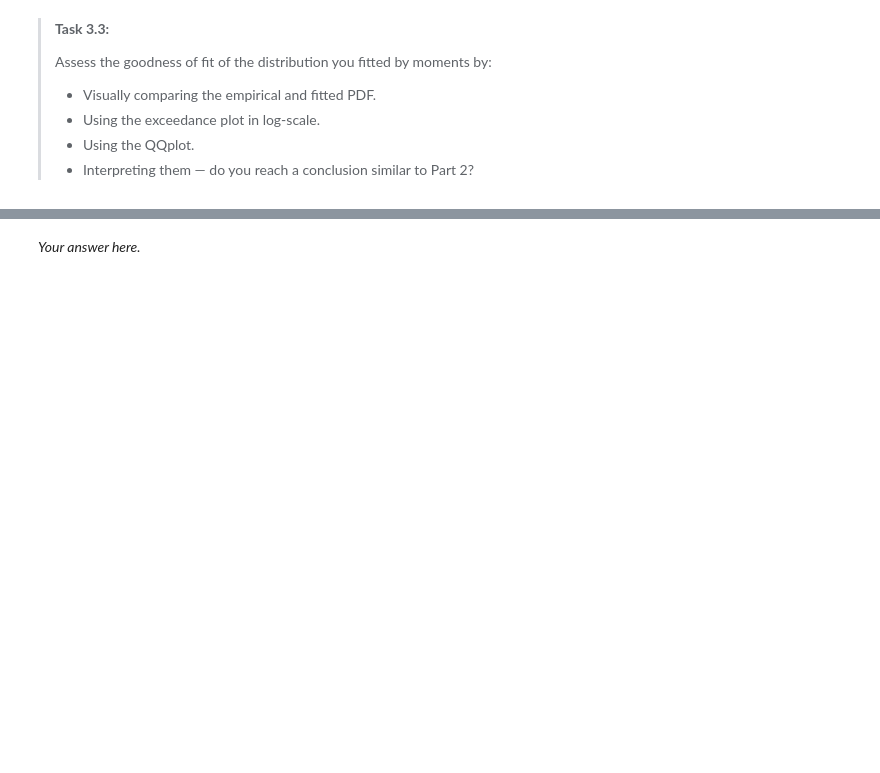
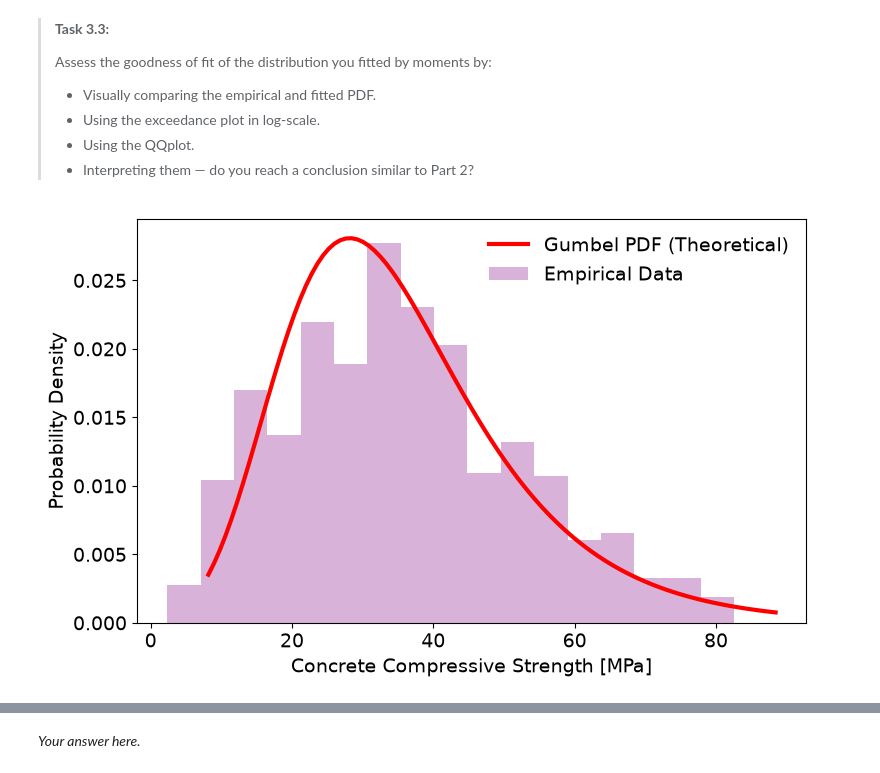
Before and after one commit to LorenzoBellunato/WS1.4, a Jupyter notebook: all_files_WS_1_4/WS1_4_Fit_happens.ipynb, the cells around one changed output, grey strips where cells are left out. Drawn from its saved outputs; the diff is of its cells as text; code cells hidden in the pictures; blank space fills up the shorter version.

```diff
--- a/all_files_WS_1_4/WS1_4_Fit_happens.ipynb
+++ b/all_files_WS_1_4/WS1_4_Fit_happens.ipynb
@@ -182,4 +182,18 @@ plt.show()
 >
 # %%
 # Visually compare the PDFs
-### YOUR CODE HERE
+fig,ax=plt.subplots(1,1,figsize=(8,5))
+x = np.linspace(rv.ppf(0.01), rv.ppf(0.99), 100)
+#PDF teorica:
+ax.plot(x, rv.pdf(x), 'r-', lw=3, label='Gumbel PDF (Theoretical)')
+#Istogramma dei dati veri:
+ax.hist(data, bins='auto', density=True, alpha=0.3, color='purple', label='Empirical Data')
+
+#Pulizia plot:
+ax.set_xlabel('Concrete Compressive Strength [MPa]')
+ax.set_ylabel('Probability Density')
+ax.legend(frameon=False)
+plt.tight_layout()
+plt.show()
+# %% [output]
+[figure, added]
```
Also changed, not shown: parts of 13 cells of this notebook, 1 other file.
